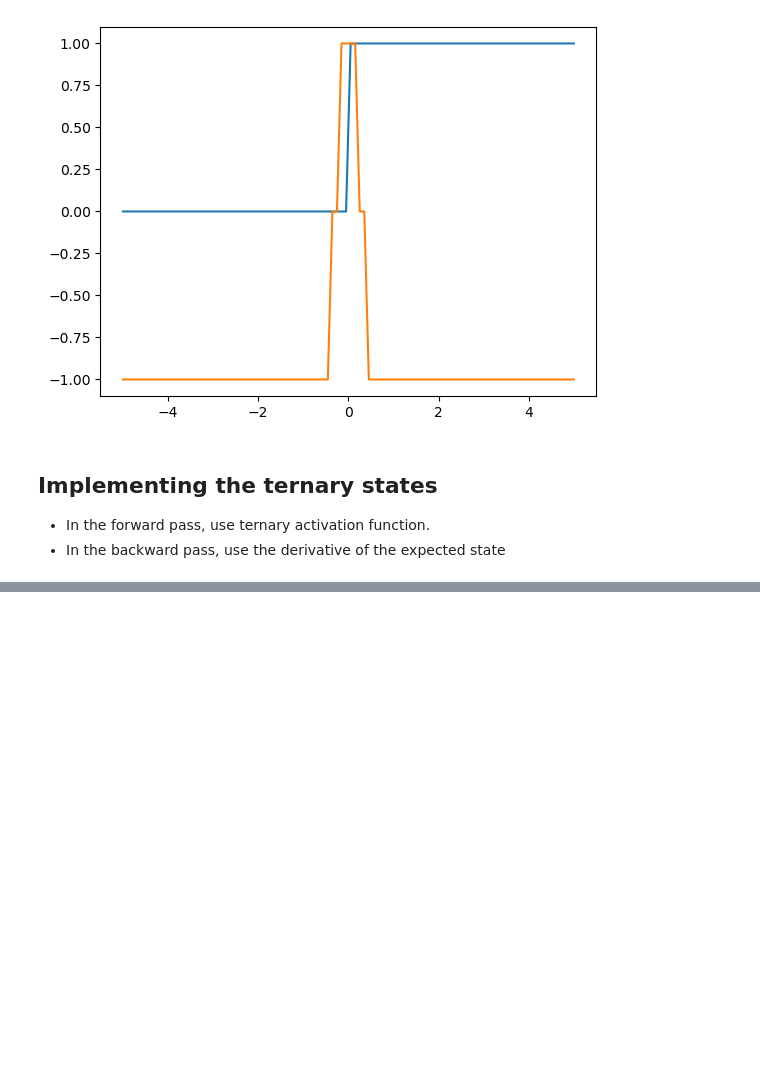
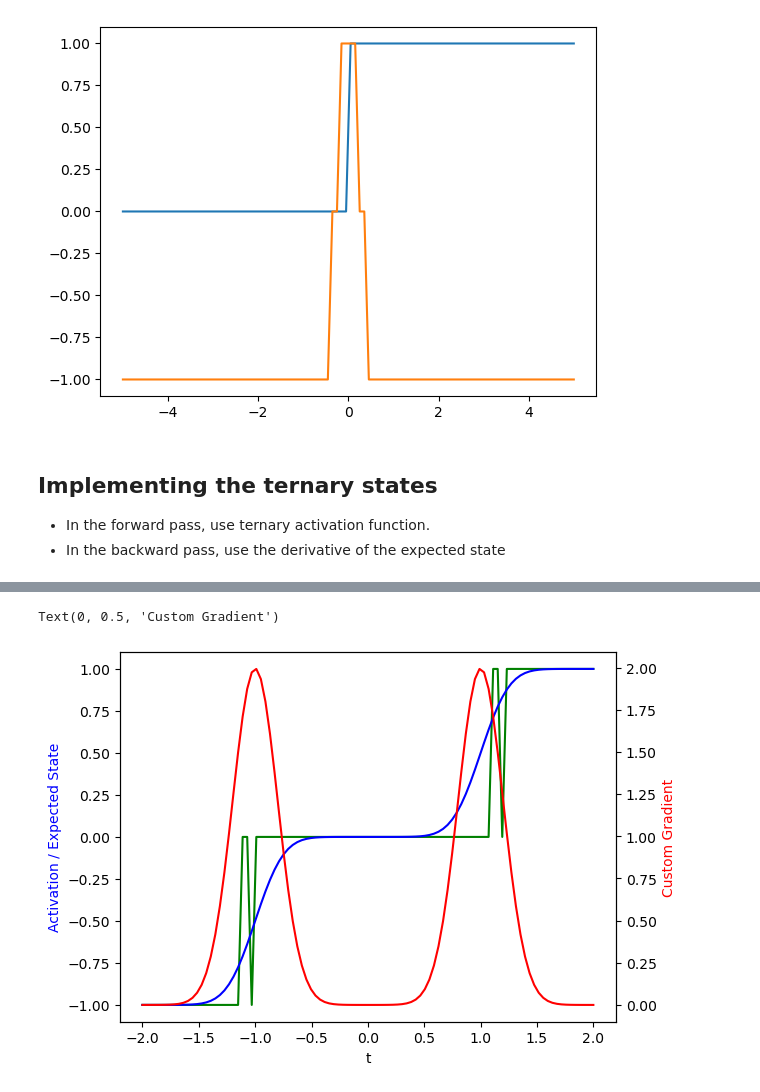
Before and after one commit to Integrated-Systems-Neuroengineering/scrramble, a Jupyter notebook: Tutorials/custom_grads_jax.ipynb, the cells around one changed output, grey strips where cells are left out. Cells and saved outputs as stored; diff of their text form; code cells hidden in the pictures; blank space fills up the shorter version.

```diff
--- a/Tutorials/custom_grads_jax.ipynb
+++ b/Tutorials/custom_grads_jax.ipynb
@@ -126,0 +198,48 @@ def ternary_activation(x, thresholds):
+# %%
+@jax.jit
+def noisy_ternary_activation(x, thresholds, noise_sd, key):
+    key, noise_key = jax.random.split(key, 2)
+    noise = jax.random.normal(noise_key, shape = x.shape) * noise_sd
+    x = x + noise
+
+    return ternary_activation(x, thresholds, noise_sd)
+
+## define gradients
+@jax.custom_vjp
+def custom_noisy_ter_grad(x, thresholds, noise_sd):
+    return noisy_ternary_activation(x, thresholds, noise_sd, jax.random.PRNGKey(0))
+
+def custom_noisy_ter_grad_fwd(x, thresholds, noise_sd):
+    return custom_ter_grad(x, thresholds, noise_sd), (x, thresholds, noise_sd)
+
+def custom_noisy_ter_grad_bwd(residuals, grads):
+    x, thresholds, noise_sd = residuals
+    t1, t2 = thresholds
+    exp_state_grad = gaussian_pdf(x = t1 - x, mu = 0, sigma = noise_sd) + gaussian_pdf(x = t2 - x, mu = 0, sigma = noise_sd)
+    return (exp_state_grad*grads, None, None)
+
+custom_noisy_ter_grad.defvjp(custom_noisy_ter_grad_fwd, custom_noisy_ter_grad_bwd)
+
+
+# plt.plot(t, noisy_ternary_activation(t, th, noise_sd, jax.random.PRNGKey(0)))
+# %%
+t = jnp.linspace(-2, 2, 100)
+th = [-1.0, 1.0]
+noise_sd = 0.2
+act = noisy_ternary_activation(t, th, noise_sd, jax.random.PRNGKey(190))
+exp_st = expected_state(t, th, noise_sd)
+cus_grad = jax.vmap(jax.grad(custom_noisy_ter_grad), in_axes=(0, None, None))(t, th, noise_sd)
+
+fig, ax1 = plt.subplots()
+
+ax2 = ax1.twinx()
+ax1.plot(t, act, 'g-')
+ax1.plot(t, exp_st, 'b-')
+ax2.plot(t, cus_grad, 'r-')
+
+ax1.set_xlabel('t')
+ax1.set_ylabel('Activation / Expected State', color='b')
+ax2.set_ylabel('Custom Gradient', color='r')
+# %% [output]
+Text(0, 0.5, 'Custom Gradient')
+[figure, added]
```
Also changed, not shown: parts of 6 cells of this notebook.
